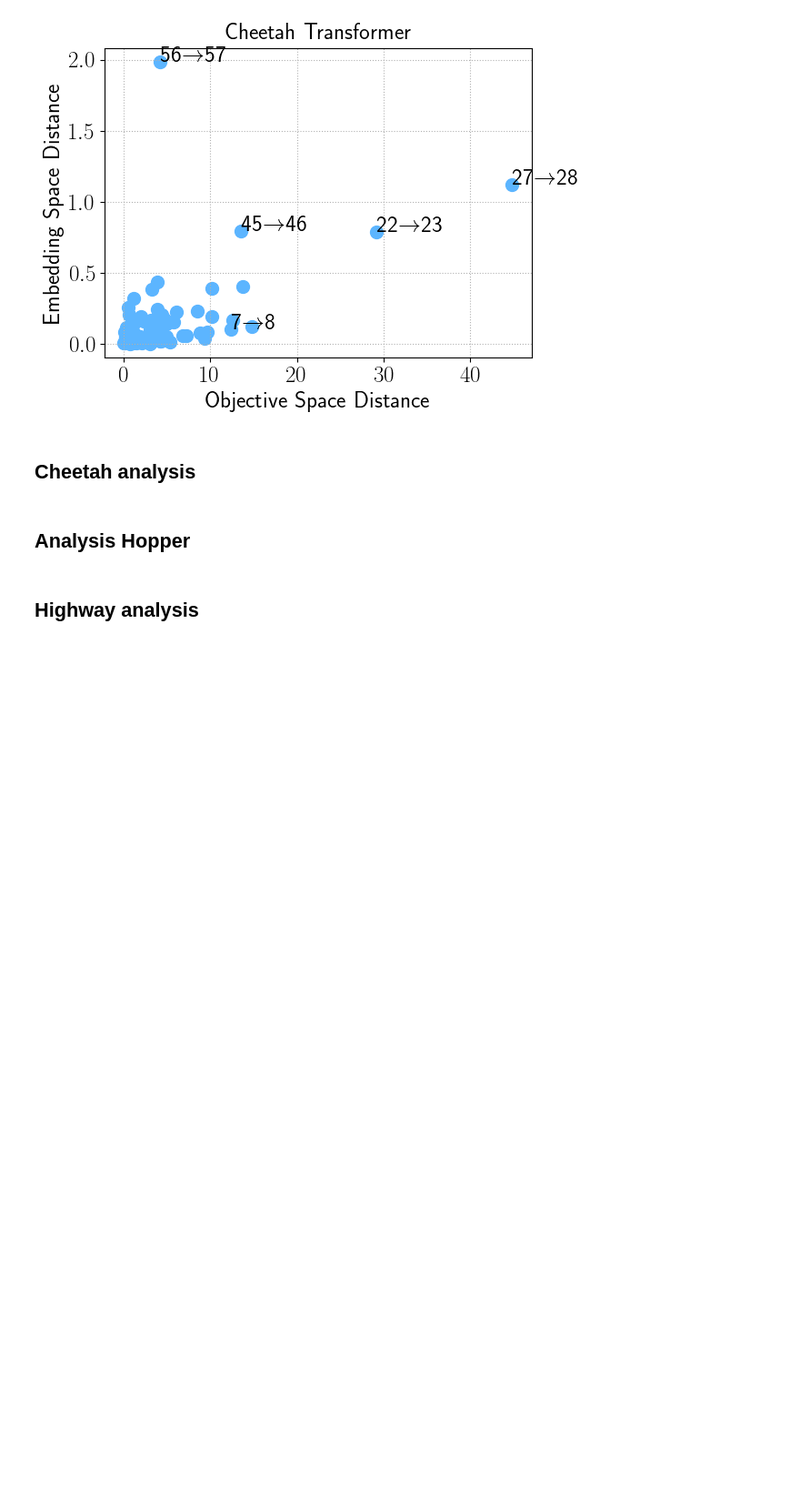
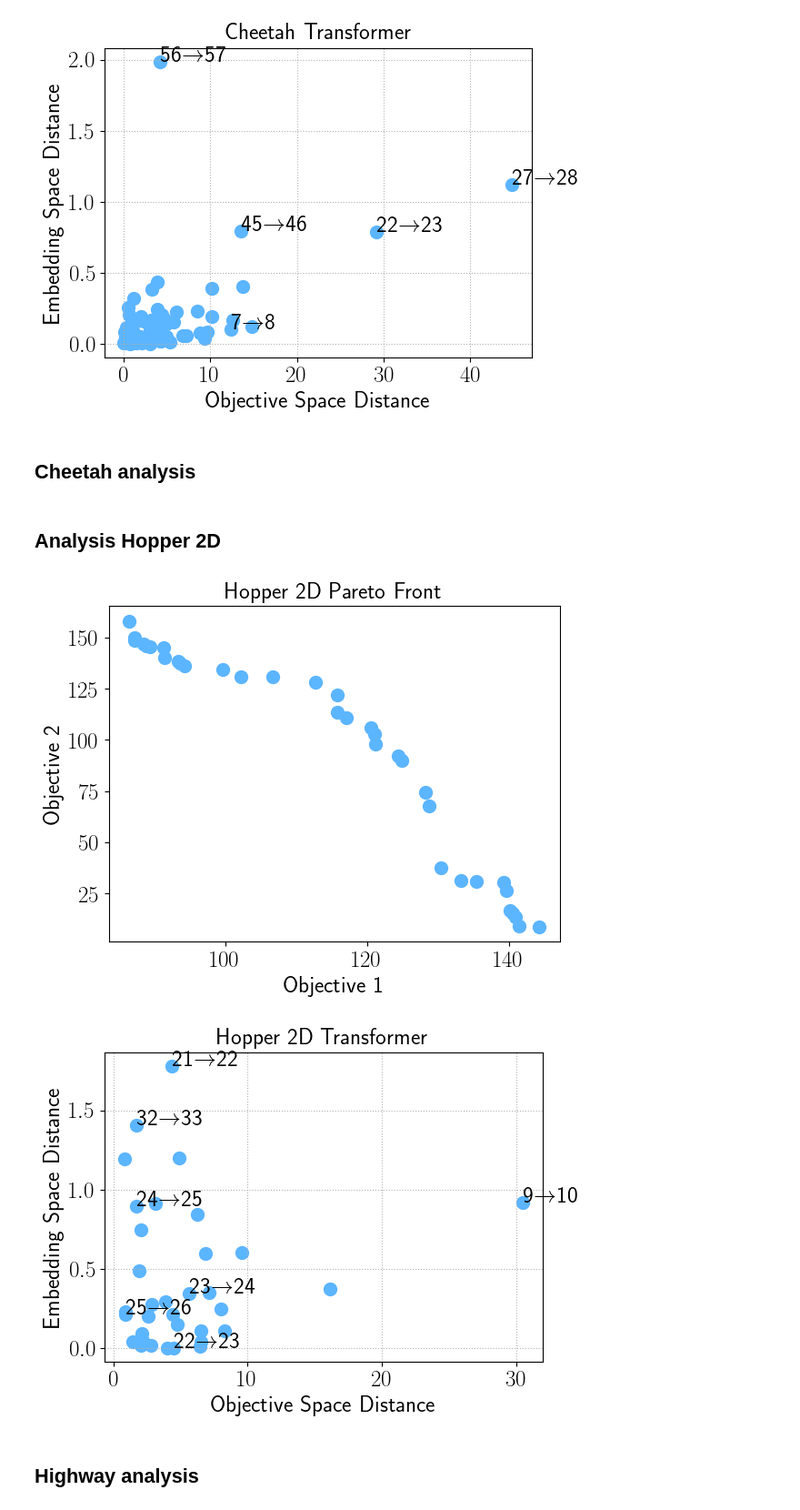
Before and after one commit to ffelten/Behavior-vs-Objective-Space, a Jupyter notebook: morl_behavior_objective/analysis/analysis_others.ipynb, the cells around one changed output. Shown at 91% size. Drawn from its saved outputs; the diff is of its cells as text; code cells hidden in the pictures; blank space fills up the shorter version.

```diff
--- a/morl_behavior_objective/analysis/analysis_others.ipynb
+++ b/morl_behavior_objective/analysis/analysis_others.ipynb
@@ -323,76 +324,33 @@ sorted_idx = np.argsort(lipschitz_constants_cheetah)
 highest_pairs = [[f, f + 1] for f in sorted_idx[:]]
 highest_pairs[0]
 # %% [markdown]
-## Analysis Hopper
+## Analysis Hopper 2D
 # %%
+plt.scatter(sorted_pf_hopper_2d[:, 0], sorted_pf_hopper_2d[:, 1], c=colors[0], s=100)
+plt.xlabel("Objective 1")
+plt.ylabel("Objective 2")
+for i, txt in enumerate(range(len(sorted_pf_hopper_2d))):
+    if i in {21,22,23,24,25,32,33,9,10}:
+        plt.annotate(f"{i}", (sorted_pf_hopper_2d[i, 0], sorted_pf_hopper_2d[i, 1]))
+plt.title("Hopper 2D Pareto Front")
+plt.savefig(f"pareto_fronts/hopper_2d_{seed}.pdf")
+plt.show()
+
 # make a scatter plot where the x axis are the distances in the objective space and the y axis are the distances in the embedding space
 plt.scatter(d_objs_hopper_2d, d_embs_hopper_2d, c=colors[0], s=100)
 plt.xlabel("Objective Space Distance")
 plt.ylabel("Embedding Space Distance")
 plt.title("Hopper 2D Transformer")
 
-# add pair labels
+# add index as text labels
 for i, txt in enumerate(range(len(d_objs_hopper_2d))):
-    plt.annotate(f"{i}" + r"$\rightarrow$" + f"{i + 1}", (d_objs_hopper_2d[i], d_embs_hopper_2d[i]))
+    if i in {21,22,23,24,25,32,9}:
+        plt.annotate(f"{i}" + r"$\rightarrow$" + f"{i + 1}", (d_objs_hopper_2d[i], d_embs_hopper_2d[i]))
 
 plt.grid(True, linestyle=":")
 plt.tight_layout()
+plt.savefig(f"scatterplots/hopper_2d_{seed}.pdf")
 plt.show()
-
-# plot hopper embeddings in 3d
-fig = plt.figure()
-ax = fig.add_subplot(111, projection="3d")
-ax.scatter(sorted_emb_hopper_2d[:, 0], sorted_emb_hopper_2d[:, 1], sorted_emb_hopper_2d[:, 2], c=colors[0], s=100)
-for i, txt in enumerate(range(len(sorted_emb_hopper_2d))):
-    ax.text(
-        sorted_emb_hopper_2d[i, 0], sorted_emb_hopper_2d[i, 1], sorted_emb_hopper_2d[i, 2], f"{i}", fontsize=16, color="k"
-    )
-ax.set_xlabel("Embedding Dim 1")
-ax.set_ylabel("Embedding Dim 2")
-ax.set_zlabel("Embedding Dim 3")
-plt.title("Hopper 2D Embeddings")
-plt.tight_layout()
-plt.show()
-
-# plot hopper pf
-plt.scatter(sorted_pf_hopper_2d[:, 0], sorted_pf_hopper_2d[:, 1], c=colors[0], s=100)
-plt.xlabel("Objective 1")
-plt.ylabel("Objective 2")
-for i, txt in enumerate(range(len(sorted_pf_hopper_2d))):
-    plt.annotate(f"{i}", (sorted_pf_hopper_2d[i, 0], sorted_pf_hopper_2d[i, 1]))
-plt.title("Hopper 2D Pareto Front")
-
-plt.show()
-
-# plot hopper embeddings in 3d
-fig = plt.figure()
-ax = fig.add_subplot(111, projection="3d")
-ax.scatter(sorted_emb_hopper_3d[:, 0], sorted_emb_hopper_3d[:, 1], sorted_emb_hopper_3d[:, 2], c=colors[0], s=100)
-for i, txt in enumerate(range(len(sorted_emb_hopper_3d))):
-    ax.text(
-        sorted_emb_hopper_3d[i, 0], sorted_emb_hopper_3d[i, 1], sorted_emb_hopper_3d[i, 2], f"{i}", fontsize=16, color="k"
-    )
-ax.set_xlabel("Embedding Dim 1")
-ax.set_ylabel("Embedding Dim 2")
-ax.set_zlabel("Embedding Dim 3")
-plt.title("Hopper 3D Embeddings")
-plt.tight_layout()
-plt.show()
-
-# make a scatter plot where the x axis are the distances in the objective space and the y axis are the distances in the embedding space
-# TODO remove the point at index 139 -- CLEAN THIS UP
-d_objs_hopper_3d = np.delete(d_objs_hopper_3d, 139)
-d_embs_hopper_3d = np.delete(d_embs_hopper_3d, 139)
-
-plt.scatter(d_objs_hopper_3d, d_embs_hopper_3d, c=colors[0], s=100)
-plt.xlabel("Objective Space Distance")
-plt.ylabel("Embedding Space Distance")
-plt.title("Hopper 3D Transformer")
-
-
-# add pair labels
-for i, txt in enumerate(range(len(d_objs_hopper_3d))):
-    plt.annotate(f"{i}" + r"$\rightarrow$" + f"{i + 1}", (d_objs_hopper_3d[i], d_embs_hopper_3d[i]))
-plt.grid(True, linestyle=":")
-plt.tight_layout()
-plt.show()
+# %% [output]
+[figure, added]
+[figure, added]
```
Also changed, not shown: parts of 5 cells of this notebook.
